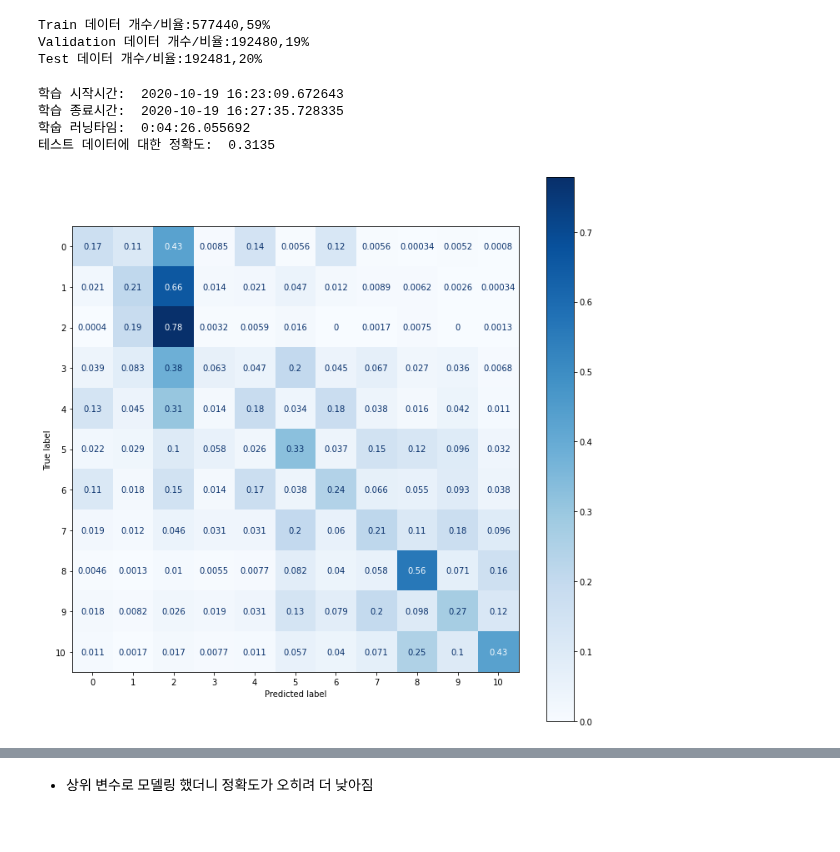
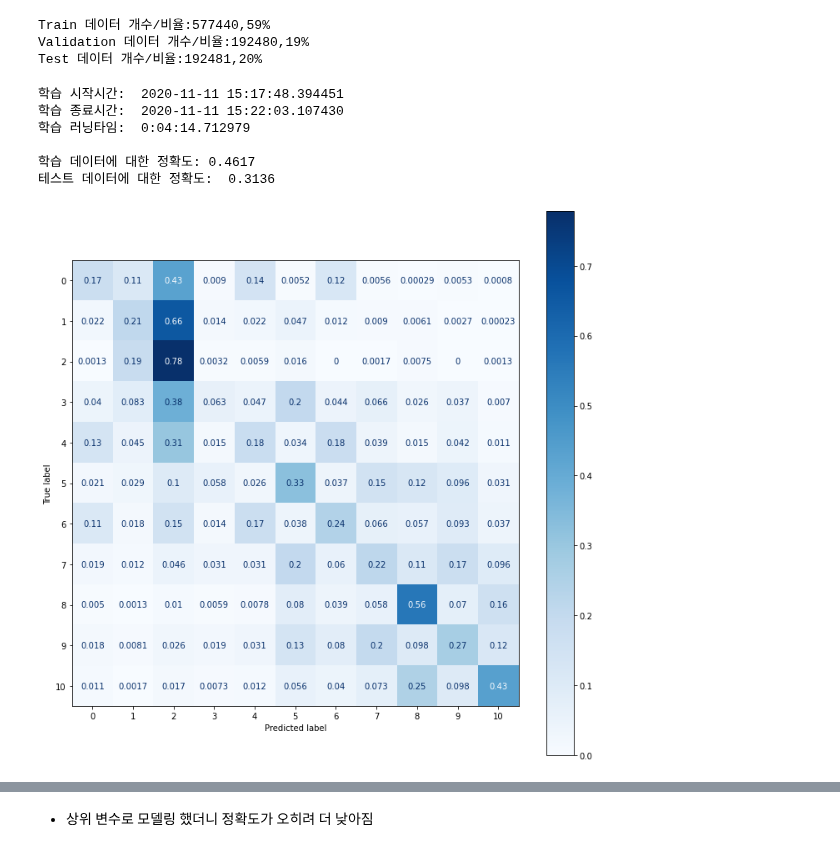
Before and after one commit to young-hun-jo/DataAnalysis, a Jupyter notebook: healthcare_los/prediction_modeling2.ipynb, the cells around one changed output, grey strips where cells are left out. Cells and saved outputs as stored; diff of their text form; code cells hidden in the pictures.

```diff
--- a/healthcare_los/prediction_modeling2.ipynb
+++ b/healthcare_los/prediction_modeling2.ipynb
@@ -717,35 +863,41 @@ Test 데이터 개수/비율:192481,20%
 # %%
 # Permutation Importance기준 상위 변수만을 갖고 Random Forest 재모델링
 from sklearn.ensemble import RandomForestClassifier
 from sklearn.metrics import plot_confusion_matrix
 import matplotlib.pyplot as plt
 from datetime import datetime
 
 start = datetime.now()
 print("학습 시작시간: ", start)
 rf_clf = RandomForestClassifier(n_estimators=200,
                                criterion='entropy',
                                min_samples_split=10)
 rf_clf.fit(X_train, y_train)
 end = datetime.now()
 print("학습 종료시간: ", end)
-print("학숩 러닝타임: ", end-start)
+print("학습 러닝타임: ", end-start)
+print()
+y_train_pred = rf_clf.predict(X_train)
+y_val_pred = rf_clf.predict(X_val)
+y_val_pred_proba = rf_clf.predict_proba(X_val)
+labels = [a for a in range(0,11)]
+val_acc = accuracy_score(y_val, y_val_pred)
+train_acc = accuracy_score(y_train, y_train_pred)
 
-y_pred = rf_clf.predict(X_val)
-labels = [a for a in range(0,11)]
+report_with_auc = class_report(y_val, y_val_pred, y_score=y_val_pred_proba, average='micro')
 
-acc, pre, rec, f1 = get_eval(y_val, y_pred, labels)
-print(f"테스트 데이터에 대한 정확도: {acc: .4f}")
-scores_df = pd.DataFrame(data={'Precision':pre,
-                               'Recall':rec,
-                               'F1-score':f1}, index=labels)
+print(f"학습 데이터에 대한 정확도: {train_acc :.4f}")
+print(f"테스트 데이터에 대한 정확도: {val_acc: .4f}")
+
 fig, ax = plt.subplots(figsize=(12,12))
 plot_confusion_matrix(rf_clf, X_val, y_val, normalize='true',
                      cmap=plt.cm.Blues, ax=ax)
 plt.show()
 # %% [output]
-학습 시작시간:  2020-10-19 16:23:09.672643
-학습 종료시간:  2020-10-19 16:27:35.728335
-학숩 러닝타임:  0:04:26.055692
-테스트 데이터에 대한 정확도:  0.3135
+학습 시작시간:  2020-11-11 15:17:48.394451
+학습 종료시간:  2020-11-11 15:22:03.107430
+학습 러닝타임:  0:04:14.712979
+
+학습 데이터에 대한 정확도: 0.4617
+테스트 데이터에 대한 정확도:  0.3136
-[figure, old version]
+[figure, new version]
```
Also changed, not shown: parts of 17 cells of this notebook.
